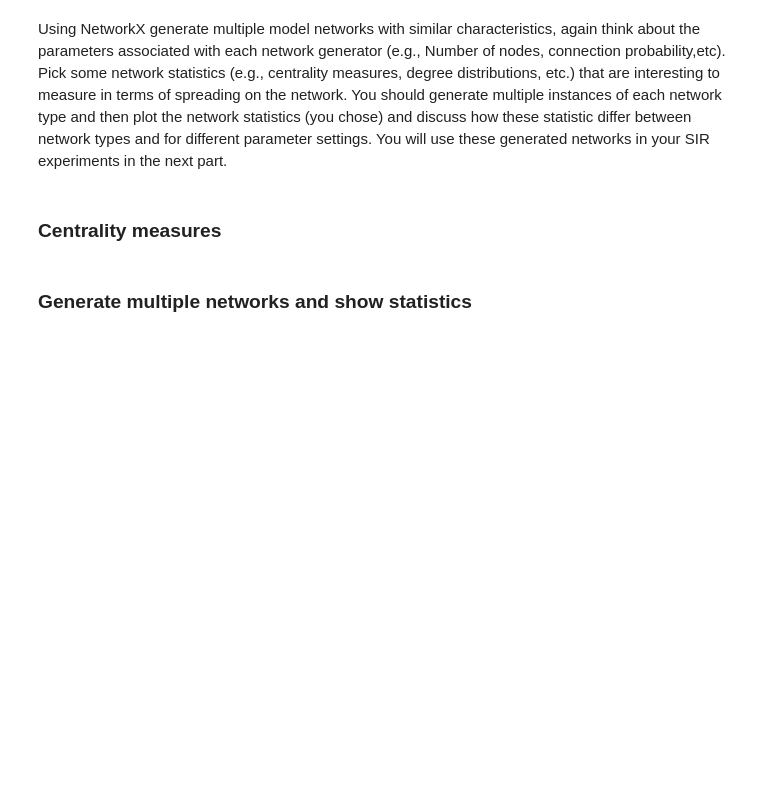
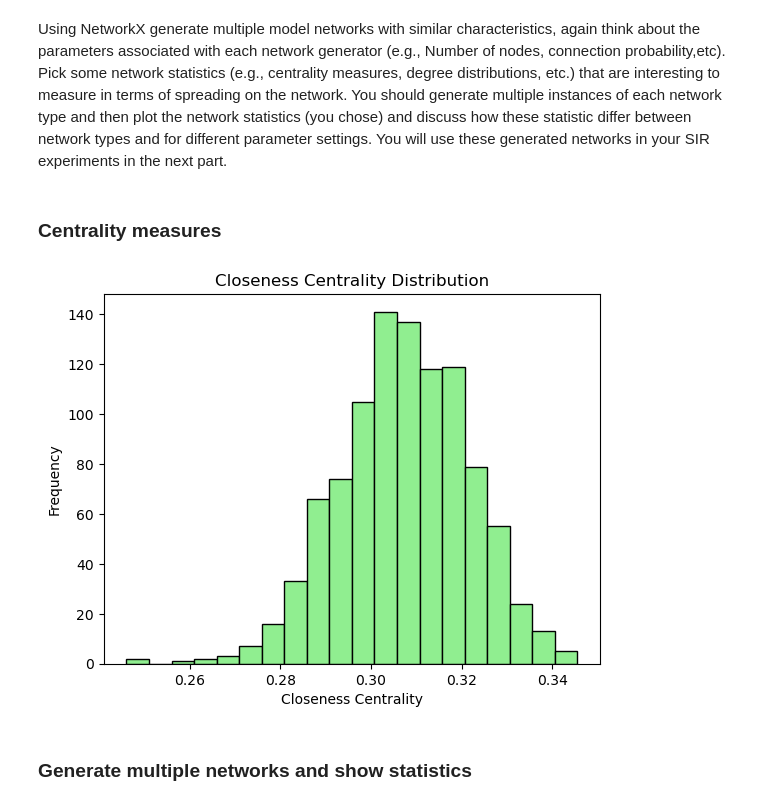
Before and after one commit to kshnva/Intro-CLS-Assignment-2, a Jupyter notebook: spatial.ipynb, the cells around one changed output. Cells and saved outputs as stored; diff of their text form; code cells hidden in the pictures; blank space fills up the shorter version.

```diff
--- a/spatial.ipynb
+++ b/spatial.ipynb
@@ -202,11 +222,13 @@ def show_closeness_centrality(network):
 # %%
 # Testing closeness centrality
 num_nodes = 1000
 p = 0.01
 seed = 10
 
-network = create_network('Erdos-Reyni', num_nodes, seed = seed, p = p)
+network = create_network('Erdos-Renyi', num_nodes, seed = seed, p = p)
 show_closeness_centrality(network)
+# %% [output]
+[figure, added]
 # %% [markdown]
 ### Generate multiple networks and show statistics
 # %%
```
Also changed, not shown: parts of 22 cells of this notebook.
